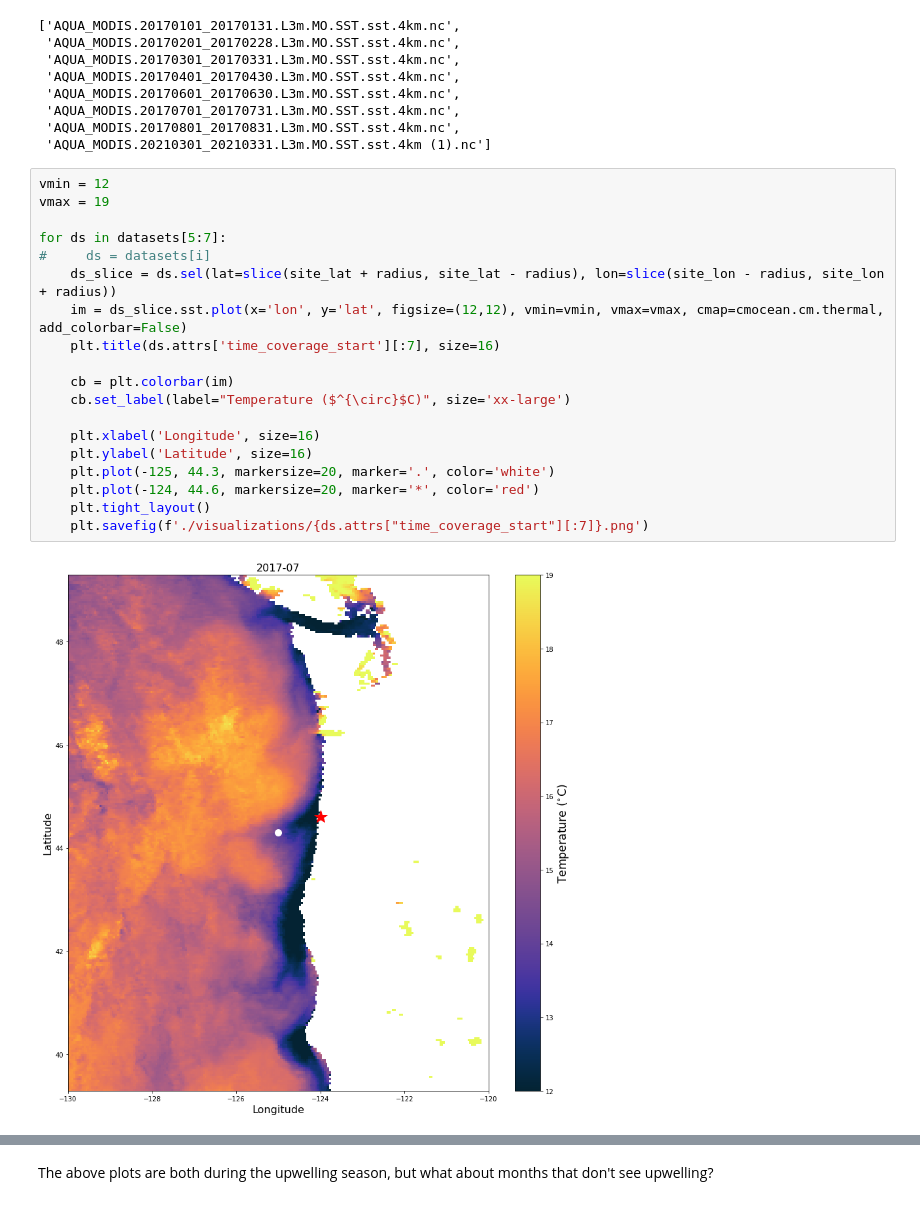
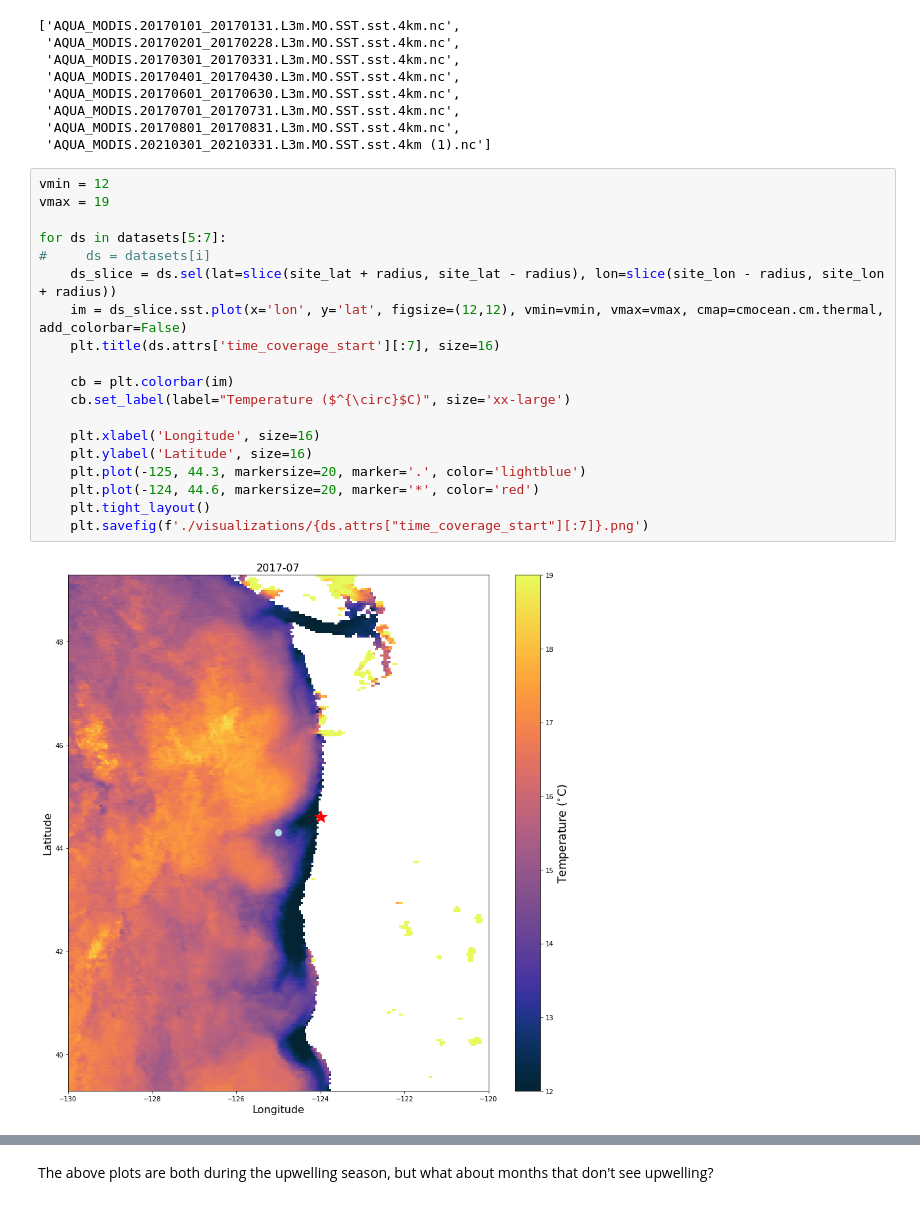
Before and after one commit to dgumustel/blog_visualizations, a Jupyter notebook: SST/modis-sst.ipynb, the cells around one changed output, grey strips where cells are left out. Cells and saved outputs as stored; diff of their text form.

```diff
--- a/SST/modis-sst.ipynb
+++ b/SST/modis-sst.ipynb
@@ -149,21 +153,21 @@ files
 # %%
 vmin = 12
 vmax = 19
 
 for ds in datasets[5:7]:
 #     ds = datasets[i]
     ds_slice = ds.sel(lat=slice(site_lat + radius, site_lat - radius), lon=slice(site_lon - radius, site_lon + radius))
     im = ds_slice.sst.plot(x='lon', y='lat', figsize=(12,12), vmin=vmin, vmax=vmax, cmap=cmocean.cm.thermal, add_colorbar=False)
     plt.title(ds.attrs['time_coverage_start'][:7], size=16)
 
     cb = plt.colorbar(im)
     cb.set_label(label="Temperature ($^{\circ}$C)", size='xx-large')
 
     plt.xlabel('Longitude', size=16)
     plt.ylabel('Latitude', size=16)
-    plt.plot(-125, 44.3, markersize=20, marker='.', color='white')
+    plt.plot(-125, 44.3, markersize=20, marker='.', color='lightblue')
     plt.plot(-124, 44.6, markersize=20, marker='*', color='red')
     plt.tight_layout()
     plt.savefig(f'./visualizations/{ds.attrs["time_coverage_start"][:7]}.png')
 # %% [output]
-[figure, old version]
+[figure, new version]
```
Also changed, not shown: parts of 3 cells of this notebook, 1 other file.
